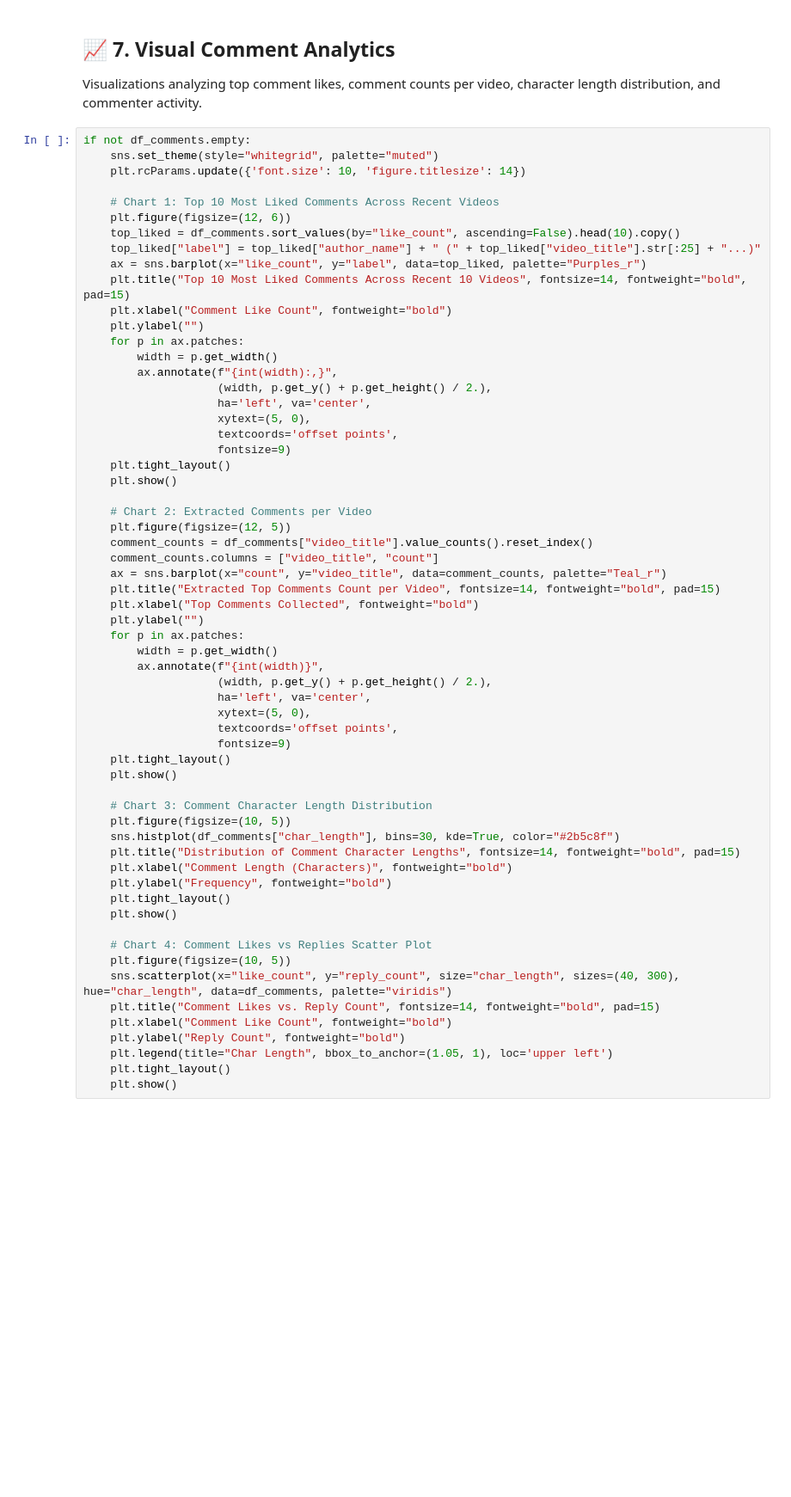
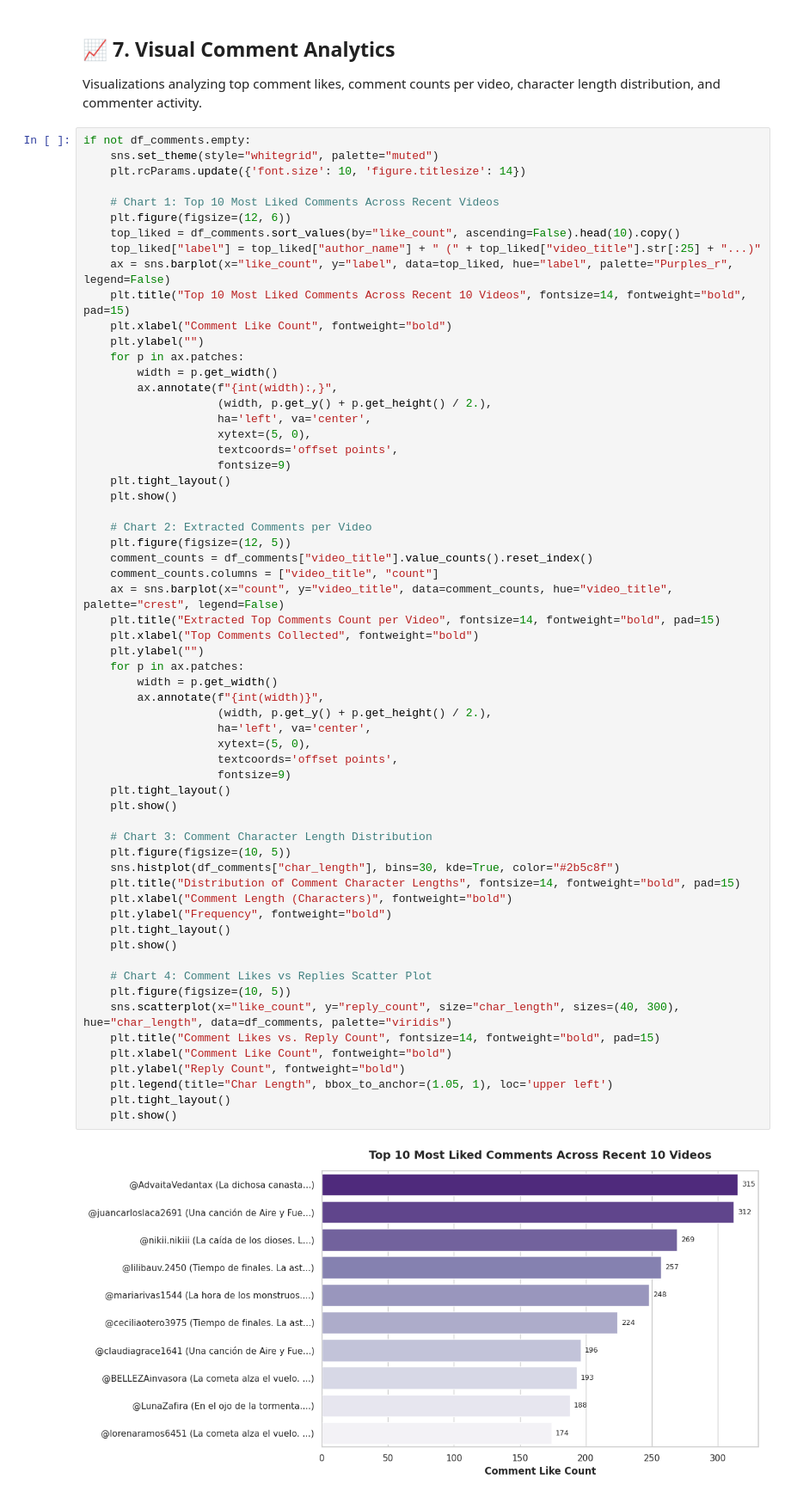
Before and after one commit to sanmquin/Pulse, a Jupyter notebook: youtube_video_comments.ipynb, the cells around one changed output. Shown at 86% size. Cells and saved outputs as stored; diff of their text form; blank space fills up the shorter version.

```diff
--- a/youtube_video_comments.ipynb
+++ b/youtube_video_comments.ipynb
@@ -403,7 +437,7 @@ if not df_comments.empty:
     plt.figure(figsize=(12, 6))
     top_liked = df_comments.sort_values(by="like_count", ascending=False).head(10).copy()
     top_liked["label"] = top_liked["author_name"] + " (" + top_liked["video_title"].str[:25] + "...)"
-    ax = sns.barplot(x="like_count", y="label", data=top_liked, palette="Purples_r")
+    ax = sns.barplot(x="like_count", y="label", data=top_liked, hue="label", palette="Purples_r", legend=False)
     plt.title("Top 10 Most Liked Comments Across Recent 10 Videos", fontsize=14, fontweight="bold", pad=15)
     plt.xlabel("Comment Like Count", fontweight="bold")
     plt.ylabel("")
@@ -422,36 +456,38 @@ if not df_comments.empty:
     plt.figure(figsize=(12, 5))
     comment_counts = df_comments["video_title"].value_counts().reset_index()
     comment_counts.columns = ["video_title", "count"]
-    ax = sns.barplot(x="count", y="video_title", data=comment_counts, palette="Teal_r")
+    ax = sns.barplot(x="count", y="video_title", data=comment_counts, hue="video_title", palette="crest", legend=False)
     plt.title("Extracted Top Comments Count per Video", fontsize=14, fontweight="bold", pad=15)
     plt.xlabel("Top Comments Collected", fontweight="bold")
     plt.ylabel("")
     for p in ax.patches:
         width = p.get_width()
         ax.annotate(f"{int(width)}",
                     (width, p.get_y() + p.get_height() / 2.),
                     ha='left', va='center',
                     xytext=(5, 0),
                     textcoords='offset points',
                     fontsize=9)
     plt.tight_layout()
     plt.show()
 
     # Chart 3: Comment Character Length Distribution
     plt.figure(figsize=(10, 5))
     sns.histplot(df_comments["char_length"], bins=30, kde=True, color="#2b5c8f")
     plt.title("Distribution of Comment Character Lengths", fontsize=14, fontweight="bold", pad=15)
     plt.xlabel("Comment Length (Characters)", fontweight="bold")
     plt.ylabel("Frequency", fontweight="bold")
     plt.tight_layout()
     plt.show()
 
     # Chart 4: Comment Likes vs Replies Scatter Plot
     plt.figure(figsize=(10, 5))
     sns.scatterplot(x="like_count", y="reply_count", size="char_length", sizes=(40, 300), hue="char_length", data=df_comments, palette="viridis")
     plt.title("Comment Likes vs. Reply Count", fontsize=14, fontweight="bold", pad=15)
     plt.xlabel("Comment Like Count", fontweight="bold")
     plt.ylabel("Reply Count", fontweight="bold")
     plt.legend(title="Char Length", bbox_to_anchor=(1.05, 1), loc='upper left')
     plt.tight_layout()
     plt.show()
+# %% [output]
+[figure, added]
```
Also changed, not shown: parts of 6 cells of this notebook.
